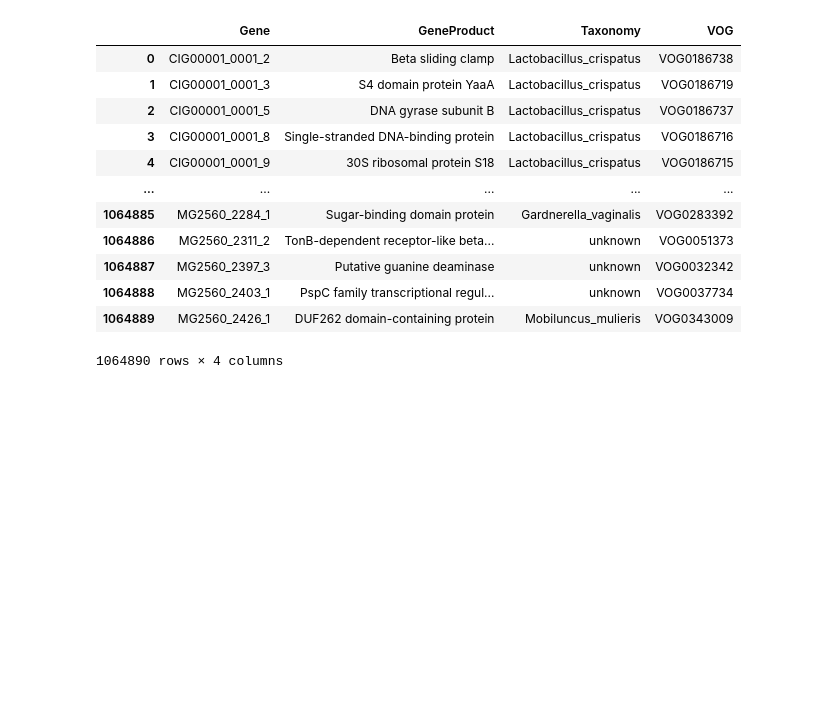
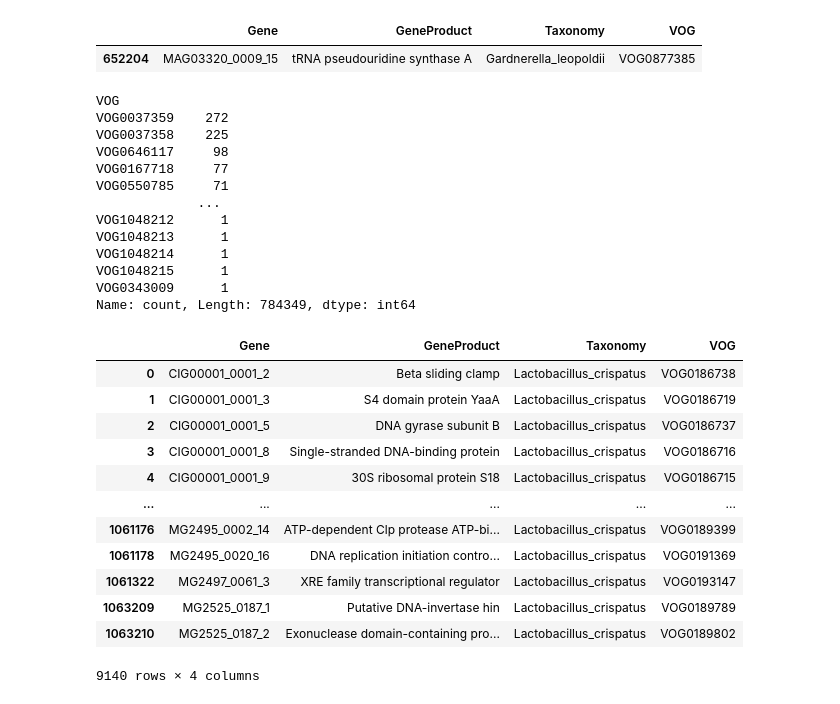
Before and after one commit to AmauryMaros/MgCSTs2, a Jupyter notebook: Python_notebooks/VOG_gene_product.ipynb, the cells around one changed output. Cells and saved outputs as stored; diff of their text form; code cells hidden in the pictures; blank space fills up the shorter version.

```diff
--- a/Python_notebooks/VOG_gene_product.ipynb
+++ b/Python_notebooks/VOG_gene_product.ipynb
@@ -9,16 +43,21 @@ VOG_GeneProduct.to_csv("../Data/VOG_gene_product.csv", index=False)
+# %%
+VOG_GeneProduct[VOG_GeneProduct['VOG'] == "VOG0877385"]
+# %% [output]
+|  | Gene | GeneProduct | Taxonomy | VOG |
+| 652204 | MAG03320_0009_15 | tRNA pseudouridine synthase A | Gardnerella_leopoldii | VOG0877385 |
 # %%
-VOG_GeneProduct
+VOG_GeneProduct['VOG'].value_counts()
 # %% [output]
-|  | Gene | GeneProduct | Taxonomy | VOG |
-| 0 | CIG00001_0001_2 | Beta sliding clamp | Lactobacillus_crispatus | VOG0186738 |
-| 1 | CIG00001_0001_3 | S4 domain protein YaaA | Lactobacillus_crispatus | VOG0186719 |
-| 2 | CIG00001_0001_5 | DNA gyrase subunit B | Lactobacillus_crispatus | VOG0186737 |
-| 3 | CIG00001_0001_8 | Single-stranded DNA-binding protein | Lactobacillus_crispatus | VOG0186716 |
-| 4 | CIG00001_0001_9 | 30S ribosomal protein S18 | Lactobacillus_crispatus | VOG0186715 |
-| ... | ... | ... | ... | ... |
-| 1064885 | MG2560_2284_1 | Sugar-binding domain protein | Gardnerella_vaginalis | VOG0283392 |
-| 1064886 | MG2560_2311_2 | TonB-dependent receptor-like beta... | unknown | VOG0051373 |
-| 1064887 | MG2560_2397_3 | Putative guanine deaminase | unknown | VOG0032342 |
-| 1064888 | MG2560_2403_1 | PspC family transcriptional regul... | unknown | VOG0037734 |
-| 1064889 | MG2560_2426_1 | DUF262 domain-containing protein | Mobiluncus_mulieris | VOG0343009 |
-1064890 rows × 4 columns
+VOG
+VOG0037359    272
+VOG0037358    225
+VOG0646117     98
+VOG0167718     77
+VOG0550785     71
+             ...
+VOG1048212      1
+VOG1048213      1
+VOG1048214      1
+VOG1048215      1
+VOG0343009      1
+Name: count, Length: 784349, dtype: int64
@@ -24,0 +69,17 @@ VOG_GeneProduct
+# %%
+hover_text_GeneProduct_df = VOG_GeneProduct[VOG_GeneProduct['VOG'].isin(reorder_dataframe['Lactobacillus_crispatus'].index)]
+hover_text_GeneProduct_df
+# %% [output]
+|  | Gene | GeneProduct | Taxonomy | VOG |
+| 0 | CIG00001_0001_2 | Beta sliding clamp | Lactobacillus_crispatus | VOG0186738 |
+| 1 | CIG00001_0001_3 | S4 domain protein YaaA | Lactobacillus_crispatus | VOG0186719 |
+| 2 | CIG00001_0001_5 | DNA gyrase subunit B | Lactobacillus_crispatus | VOG0186737 |
+| 3 | CIG00001_0001_8 | Single-stranded DNA-binding protein | Lactobacillus_crispatus | VOG0186716 |
+| 4 | CIG00001_0001_9 | 30S ribosomal protein S18 | Lactobacillus_crispatus | VOG0186715 |
+| ... | ... | ... | ... | ... |
+| 1061176 | MG2495_0002_14 | ATP-dependent Clp protease ATP-bi... | Lactobacillus_crispatus | VOG0189399 |
+| 1061178 | MG2495_0020_16 | DNA replication initiation contro... | Lactobacillus_crispatus | VOG0191369 |
+| 1061322 | MG2497_0061_3 | XRE family transcriptional regulator | Lactobacillus_crispatus | VOG0193147 |
+| 1063209 | MG2525_0187_1 | Putative DNA-invertase hin | Lactobacillus_crispatus | VOG0189789 |
+| 1063210 | MG2525_0187_2 | Exonuclease domain-containing pro... | Lactobacillus_crispatus | VOG0189802 |
+9140 rows × 4 columns
```
Also changed, not shown: parts of 8 cells of this notebook, 10 other files.
